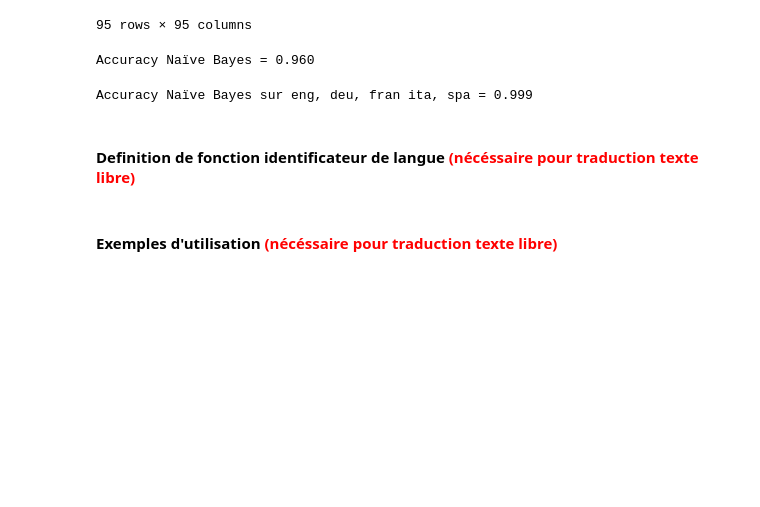
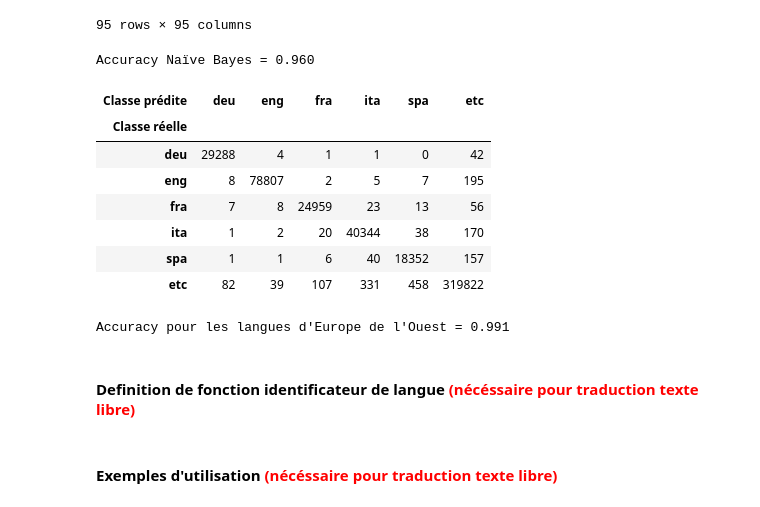
Before and after one commit to DataScientest-Studio/AVR23_CDS_Reco_vocale, a Jupyter notebook: notebooks/Detection de 95 langues avec Tiktoken Big rev4.ipynb, the cells around one changed output. Saved outputs shown, nothing was run; the diff lists cells and outputs as text; code cells hidden in the pictures; blank space fills up the shorter version.

```diff
--- a/notebooks/Detection de 95 langues avec Tiktoken Big rev4.ipynb
+++ b/notebooks/Detection de 95 langues avec Tiktoken Big rev4.ipynb
@@ -124,7 +124,7 @@ def custom_preprocessor(text):
 # Cette fonction met les données d'entrée dans le bon format
 def format_to_vectorize(data):
     X_tok = []
-    if "DataFrame" in str(type(data)):sentences = df.tolist()
+    if "DataFrame" in str(type(data)):sentences = data.tolist()
     elif "str" in str(type(data)):
         sentences =[data]
     else: sentences = data
@@ -257,6 +259,6 @@ clf_nb.fit(X_train, y_train)
 # %%
 # Chargement du classificateur sauvegardé
-# clf_nb = joblib.load("../data/id_lang_tiktoken_nb_sparse_big.pkl")
+clf_nb = joblib.load("../data/id_lang_tiktoken_nb_sparse_big.pkl")
 
 # Verification de l'efficacité du classificateur grace à la matrice confusion
 y_pred = clf_nb.predict(X_test)
@@ -282,14 +284,30 @@ Matrice de confusion du classificateur Naïve Bayes
 | zsm | 0 | 7 | 3 | 0 | 0 | 0 | 0 | 0 | 0 | 0 | ... |
 95 rows × 95 columns
 Accuracy Naïve Bayes = 0.960
-# %%
-from sklearn import naive_bayes
-ct_weurope = ct[['eng','deu','fra','ita','spa']].loc[['eng','deu','fra','ita','spa']]
-s = ct_weurope.sum().sum()
-acc = (ct_weurope.loc['eng','eng']+ct_weurope.loc['deu','deu']+ct_weurope.loc['fra','fra']+ct_weurope.loc['ita','ita']+ct_weurope.loc['spa','spa'])/s
-print("Accuracy Naïve Bayes sur eng, deu, fran ita, spa = {:.3f}".format(acc))
-# %% [output]
-Accuracy Naïve Bayes sur eng, deu, fran ita, spa = 0.999
+# %%
+ct_weurope = pd.DataFrame(ct)
+lignes_a_sommer = ct.index.difference(['eng','deu','fra','ita','spa'])
+somme_l = ct.loc[lignes_a_sommer].sum()
+ct_weurope.loc['etc'] = somme_l
+ct_weurope = ct_weurope.drop(index = ct_weurope.index.difference(['eng','deu','fra','ita','spa','etc']))
+
+colonnes_a_sommer = ct_weurope.columns.difference(['eng','deu','fra','ita','spa'])
+somme_c = ct_weurope[colonnes_a_sommer].sum(axis=1)
+ct_weurope['etc']= somme_c
+ct_weurope = ct_weurope.drop(columns=ct_weurope.columns.difference(['eng','deu','fra','ita','spa','etc']))
+display(ct_weurope)
+accuracy_weurope = (ct_weurope['eng']['eng']+ct_weurope['deu']['deu']+ct_weurope['fra']['fra']+ct_weurope['ita']['ita']+ct_weurope['spa']['spa'])/(ct_weurope.sum().sum()-ct_weurope['etc']['etc'])
+print("Accuracy pour les langues d'Europe de l'Ouest = {:.3f}".format(accuracy_weurope))
+# %% [output]
+| Classe prédite | deu | eng | fra | ita | spa | etc |
+| Classe réelle |  |  |  |  |  |  |
+| deu | 29288 | 4 | 1 | 1 | 0 | 42 |
+| eng | 8 | 78807 | 2 | 5 | 7 | 195 |
+| fra | 7 | 8 | 24959 | 23 | 13 | 56 |
+| ita | 1 | 2 | 20 | 40344 | 38 | 170 |
+| spa | 1 | 1 | 6 | 40 | 18352 | 157 |
+| etc | 82 | 39 | 107 | 331 | 458 | 319822 |
+Accuracy pour les langues d'Europe de l'Ouest = 0.991
 # %% [markdown]
 #### **Definition de fonction identificateur de langue** <font color='red'>(nécéssaire pour traduction texte libre)</font>
 # %%
```
Also changed, not shown: parts of 2 cells of this notebook.
